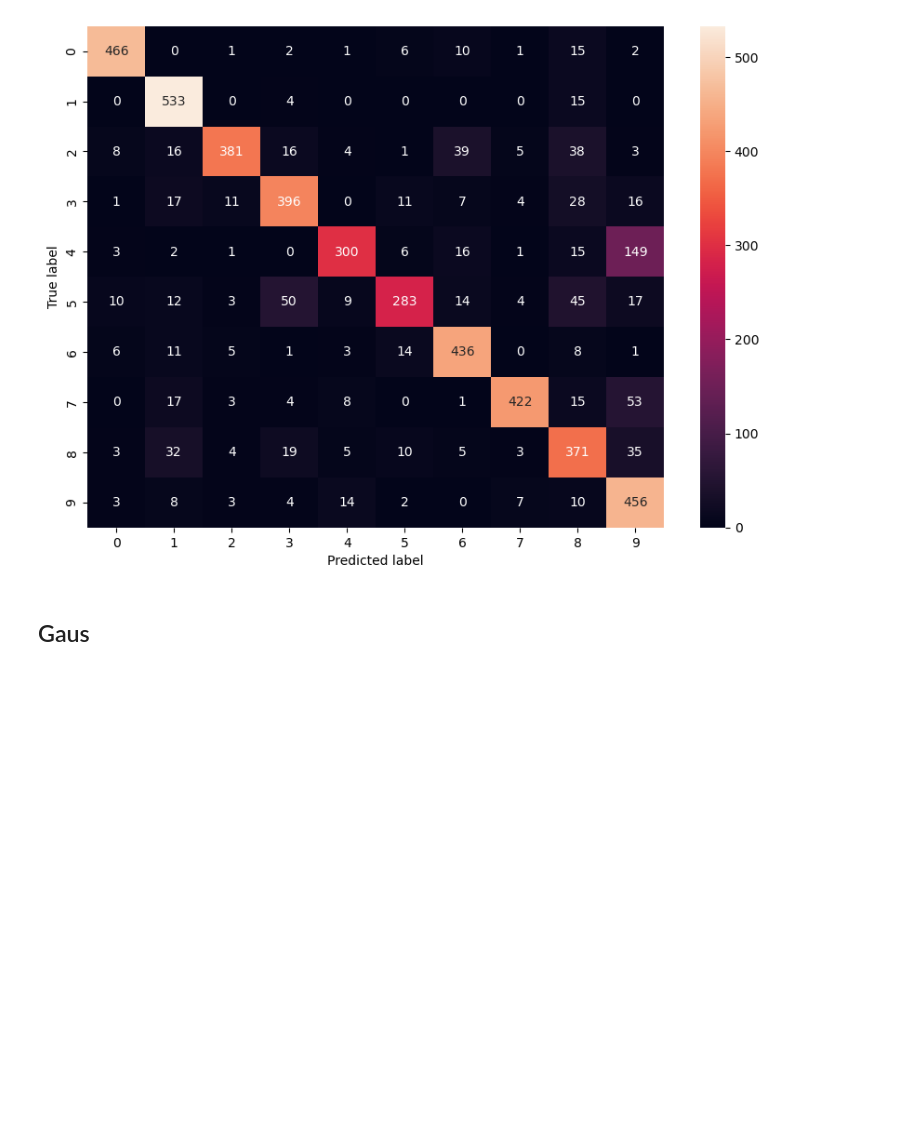
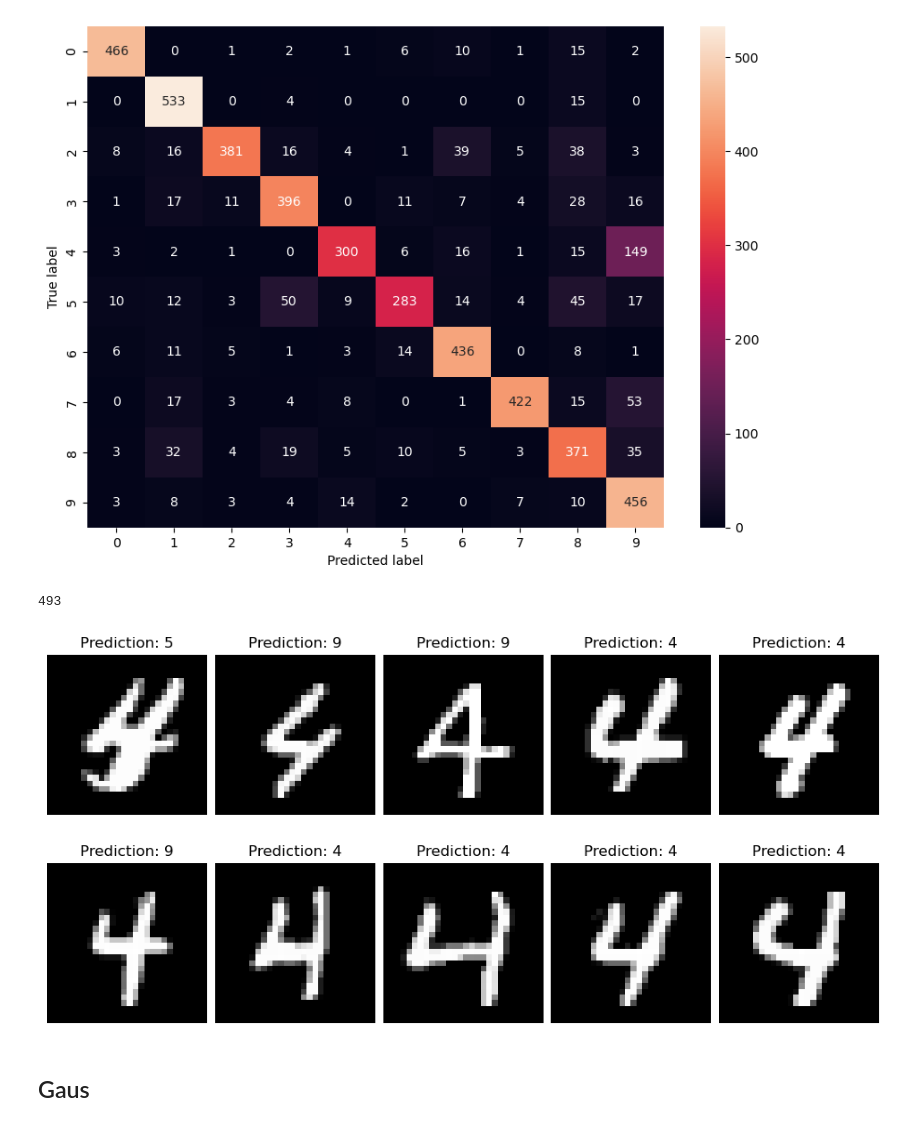
Before and after one commit to Wali-Mohamed/Bayesian-Theorem-Digits-Recognition, a Jupyter notebook: digit recognition code.ipynb, the cells around one changed output. Drawn from its saved outputs; the diff is of its cells as text; code cells hidden in the pictures; blank space fills up the shorter version.

Commit message:
added images of numbers predicted incorrectly

```diff
--- a/digit recognition code.ipynb
+++ b/digit recognition code.ipynb
@@ -255,6 +256,25 @@ plt.xlabel('Predicted label')
 # %% [output]
 Text(0.5, 47.7222222222222, 'Predicted label')
 [figure]
+# %%
+len(X_test[y_test==4])
+# %% [output]
+493
+# %%
+n_rows, n_cols =2,5
+f, ax =plt.subplots(2,5, figsize=(12,6),
+                    gridspec_kw = {'wspace':0.05, 'hspace':0.02},
+                    squeeze=True
+                   )
+for r in range(n_rows):
+    for c in range(n_cols):
+        image_index= np.random.randint(0,494)
+        ax[r,c].axis('off')
+        ax[r,c].set_title('Prediction: %d' % model1.predict(X_test_scaled[y_test==4][image_index].reshape(1,784)))
+        ax[r,c].imshow(X_test_scaled[y_test==4][image_index].reshape(28,28), cmap='gray')
+plt.show()
+# %% [output]
+[figure, added]
 # %% [markdown]
 ## Gaus
 # %%
```
Also changed, not shown: parts of 3 cells of this notebook, 2 other files.
